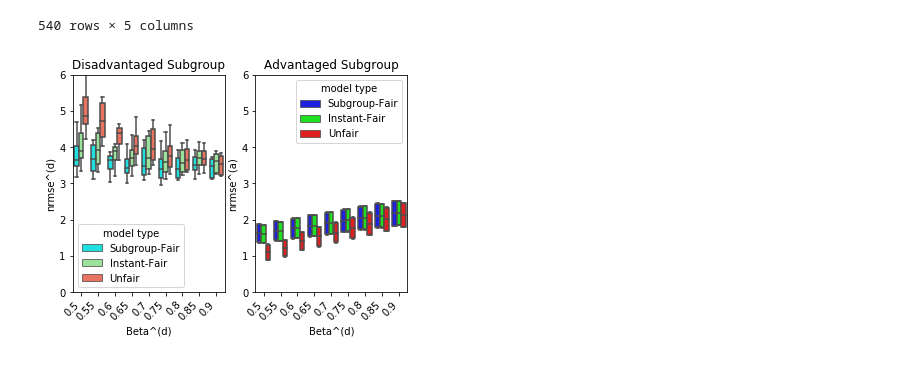
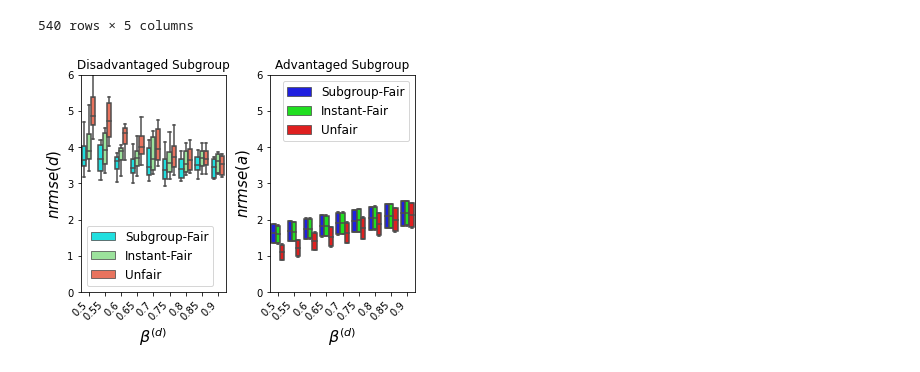
Before and after one commit to Quan-Zhou/Fairness-in-Learning-of-LDS, a Jupyter notebook: Figure2/CombineSlove_bias.py.ipynb, the cells around one changed output. Cells and saved outputs as stored; diff of their text form; code cells hidden in the pictures.

```diff
--- a/Figure2/CombineSlove_bias.py.ipynb
+++ b/Figure2/CombineSlove_bias.py.ipynb
@@ -69,7 +69,7 @@ for belta in beltaRange:
         # Solve the fair NCPO A
         sdp_A = SdpRelaxation(variables = flatten([G,Fdash,z,f,p,m,q]), verbose = 2)
         sdp_A.get_relaxation(level, objective=obj_A, inequalities=ines_A)
-        sdp_A.solve(solver='sdpa', solverparameters={"executable":"sdpa_gmp","executable": "...\\sdpa7-windows\\sdpa.exe"})
+        sdp_A.solve(solver='sdpa', solverparameters={"executable":"sdpa_gmp","executable": "C:\\Users\\zhouq\\Documents\\sdpa7-windows\\sdpa.exe"})
         print(sdp_A.primal, sdp_A.dual, sdp_A.status)
         if (sdp_A.status == 'infeasible'):
             continue
@@ -77,7 +77,7 @@ for belta in beltaRange:
         # Solve the fair NCPO B
         sdp_B = SdpRelaxation(variables = flatten([G,Fdash,z,f,p,m,q]), verbose = 2)
         sdp_B.get_relaxation(level, objective=obj_B, inequalities=ines_B)
-        sdp_B.solve(solver='sdpa', solverparameters={"executable":"sdpa_gmp","executable": "...\\sdpa7-windows\\sdpa.exe"})
+        sdp_B.solve(solver='sdpa', solverparameters={"executable":"sdpa_gmp","executable": "C:\\Users\\zhouq\\Documents\\sdpa7-windows\\sdpa.exe"})
         print(sdp_B.primal, sdp_B.dual, sdp_B.status)
         if (sdp_B.status == 'infeasible'):
             continue
@@ -85,7 +85,7 @@ for belta in beltaRange:
         # Solve the unfair NCPO
         sdp_unfair = SdpRelaxation(variables = flatten([G,Fdash,f,p,m,q]), verbose = 2)
         sdp_unfair.get_relaxation(level, objective=obj_unfair, inequalities=ines_unfair)
-        sdp_unfair.solve(solver='sdpa', solverparameters={"executable":"sdpa_gmp","executable": "...\\sdpa7-windows\\sdpa.exe"})
+        sdp_unfair.solve(solver='sdpa', solverparameters={"executable":"sdpa_gmp","executable": "C:\\Users\\zhouq\\Documents\\sdpa7-windows\\sdpa.exe"})
         print(sdp_unfair.primal, sdp_unfair.dual, sdp_unfair.status)
         if (sdp_unfair.status == 'infeasible'):
             continue
@@ -137,21 +155,33 @@ fit_df
 # %%
 ax1=plt.subplot(1,2,1)
 #fig, ax = plt.subplots()
 fit_0=fit_df[fit_df['group']==0]
-sns.boxplot(x="belta", y="nrmse", hue="model type", data=fit_0,palette=["cyan","lightgreen","tomato"]).set(xlabel='Beta^(d)',title='Disadvantaged Subgroup',ylabel='nrmse^(d)')
+sns.boxplot(x="belta", y="nrmse", hue="model type", data=fit_0,palette=["cyan","lightgreen","tomato"]).set(xlabel=r'$\beta^{(d)}$',title='Disadvantaged Subgroup',ylabel='nrmse(d)')
 ax1.set_xticklabels(ax1.get_xticklabels(), rotation=45, ha='right')
 plt.ylim(0, 6)
+plt.legend(fontsize=12)
+plt.xlabel(r'$\beta^{(d)}$', fontsize=16)
+plt.ylabel(r'$nrmse(d)$', fontsize=15)
 
 ax2=plt.subplot(1,2,2)
 #fig, ax = plt.subplots()
 fit_1=fit_df[fit_df['group']==1]
-sns.boxplot(x="belta", y="nrmse", hue="model type", data=fit_1,palette=["blue","lime","red"]).set(xlabel='Beta^(d)',title='Advantaged Subgroup',ylabel='nrmse^(a)')#.set_title('Disadvantage Group')
+sns.boxplot(x="belta", y="nrmse", hue="model type", data=fit_1,palette=["blue","lime","red"]).set(xlabel=r'$\beta^{(d)}$',title='Advantaged Subgroup',ylabel='nrmse(a)')#.set_title('Disadvantage Group')
 ax2.set_xticklabels(ax1.get_xticklabels(), rotation=45, ha='right')
 plt.ylim(0, 6)
+plt.legend(fontsize=12)
+plt.xlabel(r'$\beta^{(d)}$', fontsize=16)
+plt.ylabel(r'$nrmse(a)$', fontsize=15)
 
+plt.subplots_adjust(wspace=0.3)
+
+plt.xticks(fontsize=10)
+plt.yticks(fontsize=10)
+
+# Swtich to Type 42 Fonts.(A.K.A True Type)
 plt.rcParams['pdf.fonttype'] = 42
 plt.rcParams['ps.fonttype'] = 42
 
 plt.savefig('BoxPlot.pdf', bbox_inches='tight')
 # %% [output]
-[figure, old version]
+[figure, new version]
```
Also changed, not shown: parts of 1 cell of this notebook, 1 other file.
